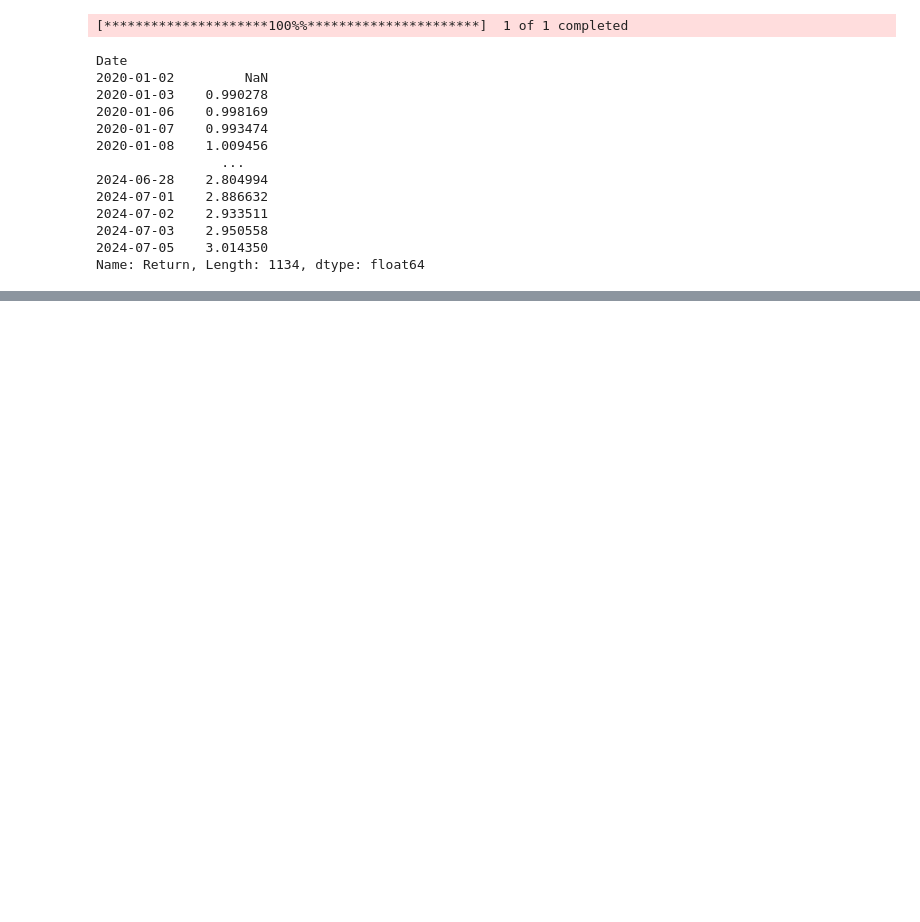
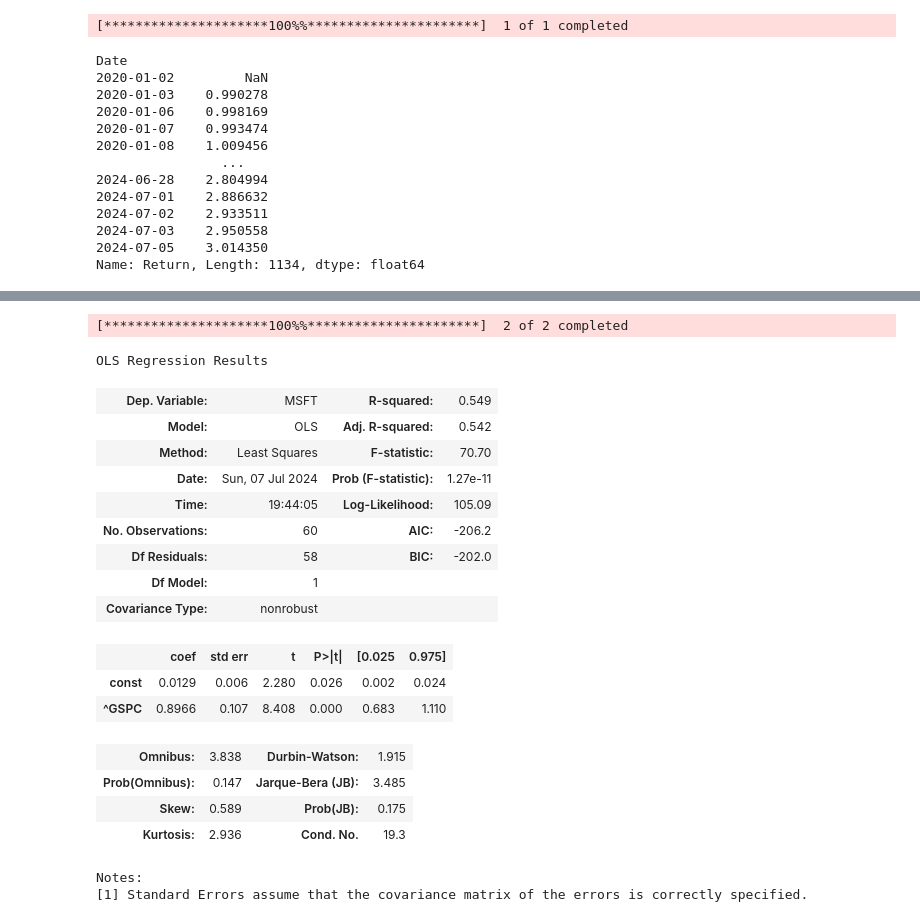
Before and after one commit to bogdanSgithub/MarketPath, a Jupyter notebook: helper_functions/dataframe_manipulation.ipynb, the cells around one changed output, grey strips where cells are left out. Saved outputs shown, nothing was run; the diff lists cells and outputs as text; code cells hidden in the pictures; blank space fills up the shorter version.

```diff
--- a/helper_functions/dataframe_manipulation.ipynb
+++ b/helper_functions/dataframe_manipulation.ipynb
@@ -56,0 +69,4 @@ fig.add_trace(go.Scatter(
+# %%
+df = yf.download(Input, start, end)['Adj Close']
+# %% [output]
+[*********************100%%**********************]  2 of 2 completed
@@ -56,0 +76,31 @@ fig.add_trace(go.Scatter(
+# %%
+x = mtl_ret['^GSPC']
+y = mtl_ret['MSFT']
+
+x_sm = sm.add_constant(x)
+# %%
+model = sm.OLS(y, x_sm)
+# %%
+results = model.fit()
+# %%
+results.summary()
+# %% [output]
+OLS Regression Results
+| Dep. Variable: | MSFT | R-squared: | 0.549 |
+| Model: | OLS | Adj. R-squared: | 0.542 |
+| Method: | Least Squares | F-statistic: | 70.70 |
+| Date: | Sun, 07 Jul 2024 | Prob (F-statistic): | 1.27e-11 |
+| Time: | 19:44:05 | Log-Likelihood: | 105.09 |
+| No. Observations: | 60 | AIC: | -206.2 |
+| Df Residuals: | 58 | BIC: | -202.0 |
+| Df Model: | 1 |  |  |
+| Covariance Type: | nonrobust |  |  |
+|  | coef | std err | t | P>|t| | [0.025 | 0.975] |
+| const | 0.0129 | 0.006 | 2.280 | 0.026 | 0.002 | 0.024 |
+| ^GSPC | 0.8966 | 0.107 | 8.408 | 0.000 | 0.683 | 1.110 |
+| Omnibus: | 3.838 | Durbin-Watson: | 1.915 |
+| Prob(Omnibus): | 0.147 | Jarque-Bera (JB): | 3.485 |
+| Skew: | 0.589 | Prob(JB): | 0.175 |
+| Kurtosis: | 2.936 | Cond. No. | 19.3 |
+Notes:
+[1] Standard Errors assume that the covariance matrix of the errors is correctly specified.
```
Also changed, not shown: parts of 24 cells of this notebook.
